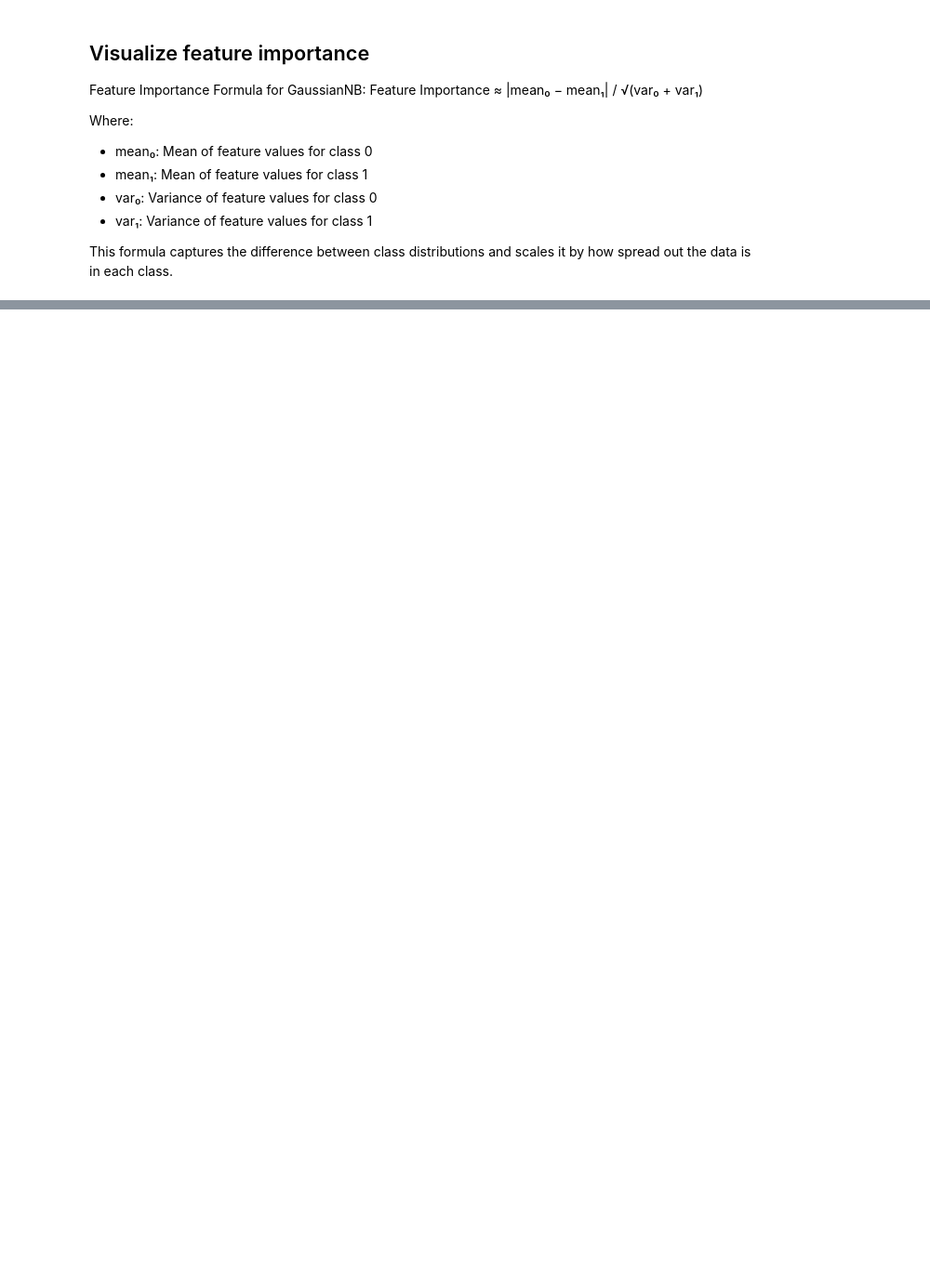
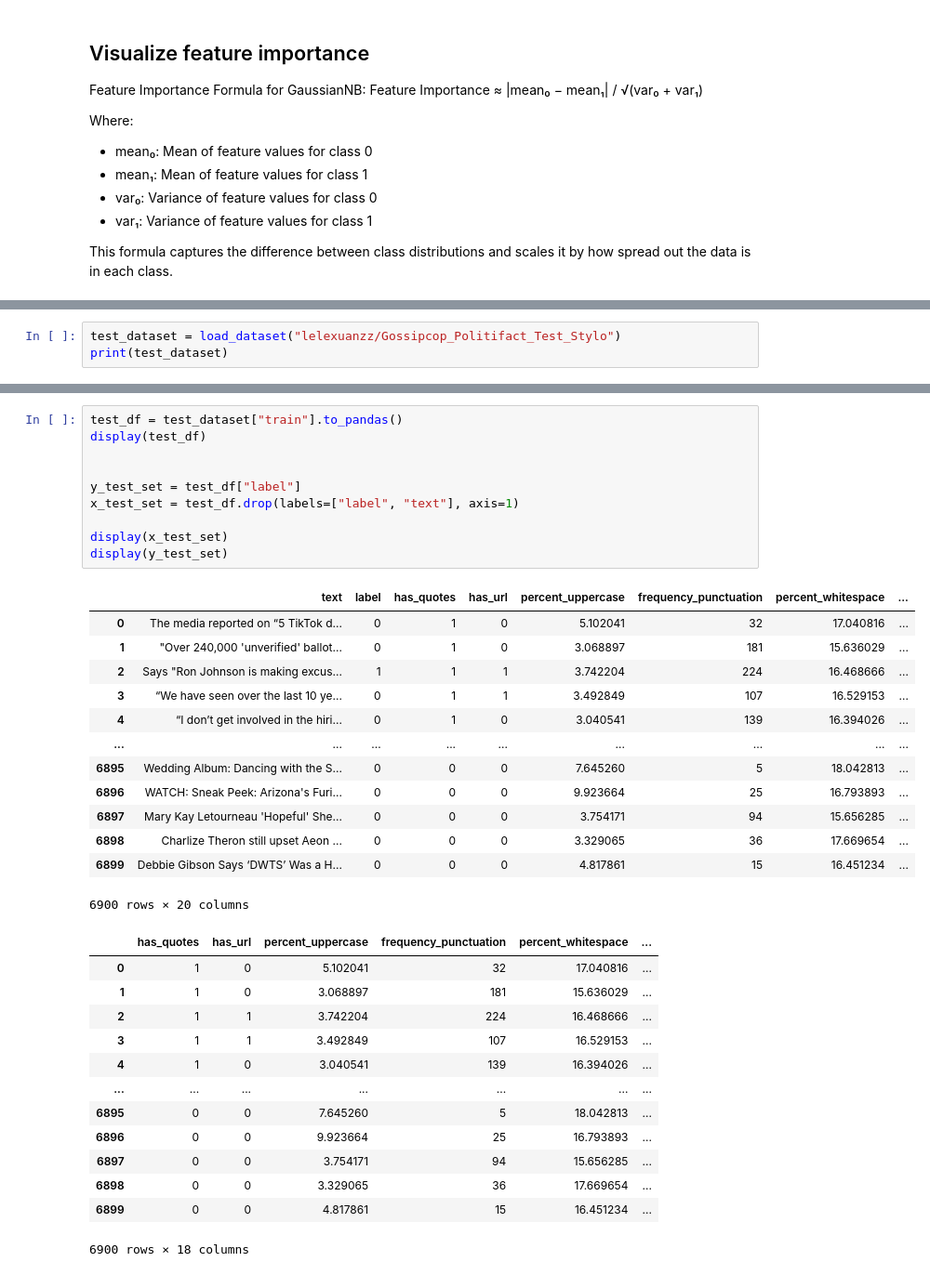
Before and after one commit to Leelexuan/WELFake_AI_Project, a Jupyter notebook: models/nb_gaussian/Gaussian_stylo_iter1.ipynb, the cells around one changed output, grey strips where cells are left out. Shown: that part at 93% size. Saved outputs shown, nothing was run; the diff lists cells and outputs as text; blank space fills up the shorter version.

```diff
--- a/models/nb_gaussian/Gaussian_stylo_iter1.ipynb
+++ b/models/nb_gaussian/Gaussian_stylo_iter1.ipynb
@@ -243,0 +226,3 @@ weighted avg       0.63      0.58      0.53     14159
+# %%
+test_dataset = load_dataset("lelexuanzz/Gossipcop_Politifact_Test_Stylo")
+print(test_dataset)
@@ -243,0 +236,37 @@ weighted avg       0.63      0.58      0.53     14159
+# %%
+test_df = test_dataset["train"].to_pandas()
+display(test_df)
+
+
+y_test_set = test_df["label"]
+x_test_set = test_df.drop(labels=["label", "text"], axis=1)
+
+display(x_test_set)
+display(y_test_set)
+# %% [output]
+|  | text | label | has_quotes | has_url | percent_uppercase | frequency_punctuation | percent_whitespace | ... |
+| 0 | The media reported on “5 TikTok d... | 0 | 1 | 0 | 5.102041 | 32 | 17.040816 | ... |
+| 1 | "Over 240,000 'unverified' ballot... | 0 | 1 | 0 | 3.068897 | 181 | 15.636029 | ... |
+| 2 | Says "Ron Johnson is making excus... | 1 | 1 | 1 | 3.742204 | 224 | 16.468666 | ... |
+| 3 | “We have seen over the last 10 ye... | 0 | 1 | 1 | 3.492849 | 107 | 16.529153 | ... |
+| 4 | “I don’t get involved in the hiri... | 0 | 1 | 0 | 3.040541 | 139 | 16.394026 | ... |
+| ... | ... | ... | ... | ... | ... | ... | ... | ... |
+| 6895 | Wedding Album: Dancing with the S... | 0 | 0 | 0 | 7.645260 | 5 | 18.042813 | ... |
+| 6896 | WATCH: Sneak Peek: Arizona's Furi... | 0 | 0 | 0 | 9.923664 | 25 | 16.793893 | ... |
+| 6897 | Mary Kay Letourneau 'Hopeful' She... | 0 | 0 | 0 | 3.754171 | 94 | 15.656285 | ... |
+| 6898 | Charlize Theron still upset Aeon ... | 0 | 0 | 0 | 3.329065 | 36 | 17.669654 | ... |
+| 6899 | Debbie Gibson Says ‘DWTS’ Was a H... | 0 | 0 | 0 | 4.817861 | 15 | 16.451234 | ... |
+6900 rows × 20 columns
+|  | has_quotes | has_url | percent_uppercase | frequency_punctuation | percent_whitespace | ... |
+| 0 | 1 | 0 | 5.102041 | 32 | 17.040816 | ... |
+| 1 | 1 | 0 | 3.068897 | 181 | 15.636029 | ... |
+| 2 | 1 | 1 | 3.742204 | 224 | 16.468666 | ... |
+| 3 | 1 | 1 | 3.492849 | 107 | 16.529153 | ... |
+| 4 | 1 | 0 | 3.040541 | 139 | 16.394026 | ... |
+| ... | ... | ... | ... | ... | ... | ... |
+| 6895 | 0 | 0 | 7.645260 | 5 | 18.042813 | ... |
+| 6896 | 0 | 0 | 9.923664 | 25 | 16.793893 | ... |
+| 6897 | 0 | 0 | 3.754171 | 94 | 15.656285 | ... |
+| 6898 | 0 | 0 | 3.329065 | 36 | 17.669654 | ... |
+| 6899 | 0 | 0 | 4.817861 | 15 | 16.451234 | ... |
+6900 rows × 18 columns
```
Also changed, not shown: parts of 24 cells of this notebook, 4 other files.
